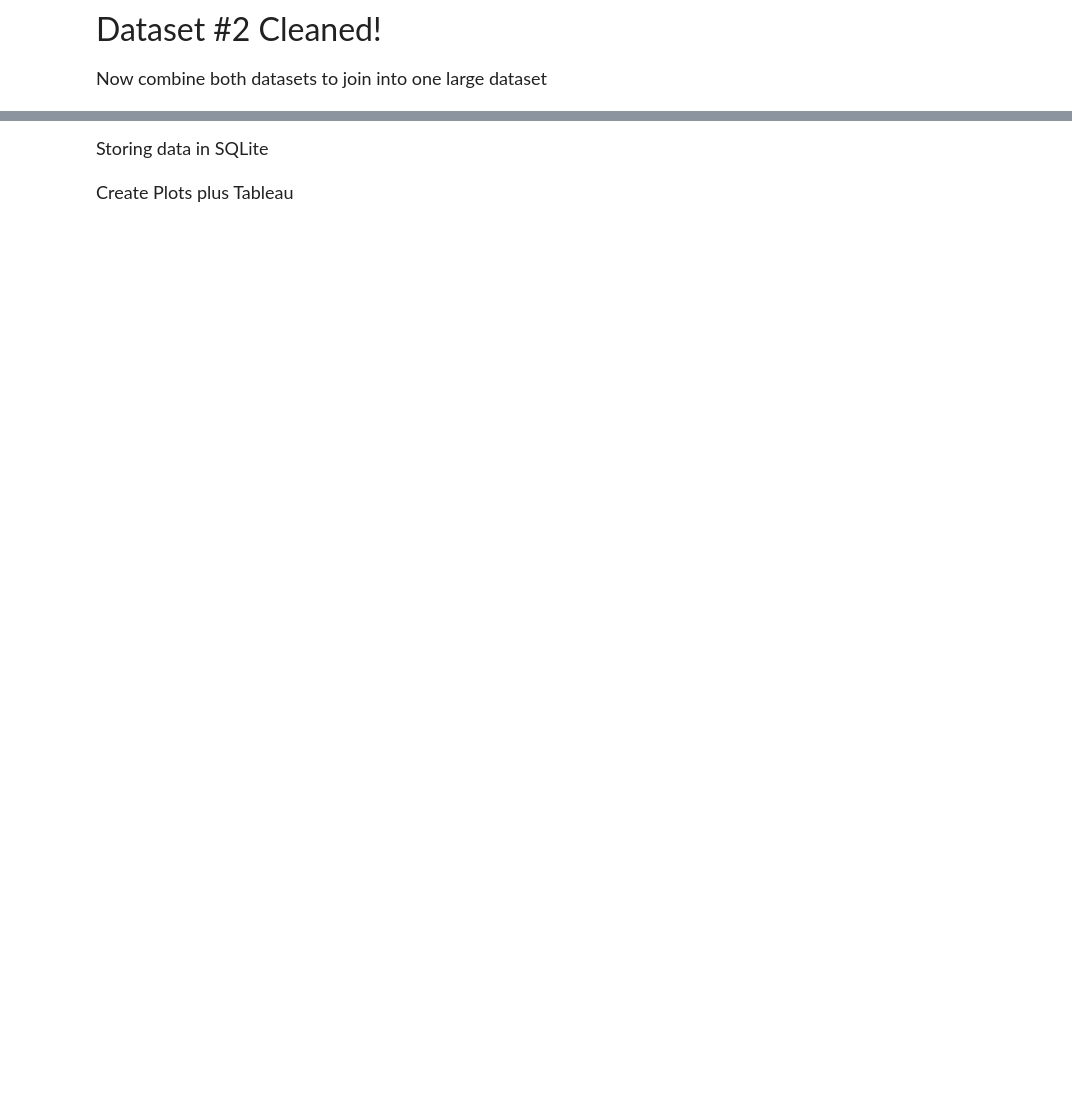
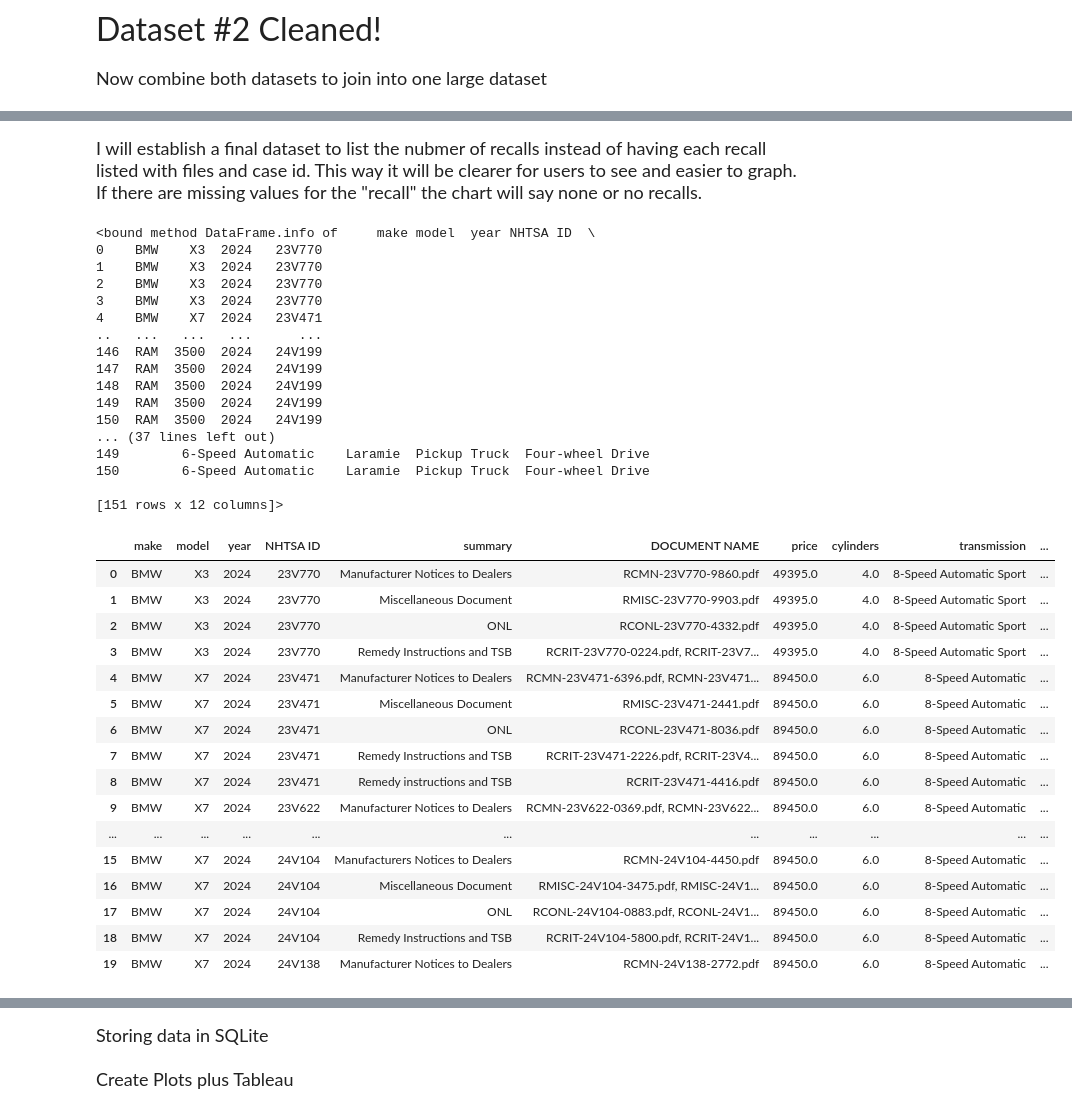
Before and after one commit to ellioc/VehicleRecalls2024, a Jupyter notebook: car_report.ipynb, the cells around one changed output, grey strips where cells are left out. Drawn from its saved outputs; the diff is of its cells as text; code cells hidden in the pictures; blank space fills up the shorter version.

Commit message:
uploading data issues

```diff
--- a/car_report.ipynb
+++ b/car_report.ipynb
@@ -276,0 +393,50 @@ df_rcl.drop(columns= "DOCUMENT NAME")
+# %% [markdown]
+<font size = "4"> I will establish a final dataset to list the nubmer of recalls instead of having each recall listed with files and case id. This way it will be clearer for users to see and easier to graph. If there are missing values for the "recall" the chart will say none or no recalls.
+# %%
+#df_grouped = merged_df.groupby(['make', 'model', 'year', 'NHTSA ID', 'summary']).agg({
+    'DOCUMENT NAME': lambda x: ', '.join(set(x)),
+    'price': 'first',
+    'cylinders': 'first',
+    'transmission': 'first',
+    'trim': 'first',
+    'body': 'first',
+    'drivetrain': 'first'
+}).reset_index()
+
+print(df_grouped.info)
+df_grouped.head(20)
+# %% [output]
+<bound method DataFrame.info of     make model  year NHTSA ID  \
+0    BMW    X3  2024   23V770
+1    BMW    X3  2024   23V770
+2    BMW    X3  2024   23V770
+3    BMW    X3  2024   23V770
+4    BMW    X7  2024   23V471
+..   ...   ...   ...      ...
+146  RAM  3500  2024   24V199
+147  RAM  3500  2024   24V199
+148  RAM  3500  2024   24V199
+149  RAM  3500  2024   24V199
+150  RAM  3500  2024   24V199
+... (37 lines left out)
+149        6-Speed Automatic    Laramie  Pickup Truck  Four-wheel Drive
+150        6-Speed Automatic    Laramie  Pickup Truck  Four-wheel Drive
+
+[151 rows x 12 columns]>
+|  | make | model | year | NHTSA ID | summary | DOCUMENT NAME | price | cylinders | transmission | ... |
+| 0 | BMW | X3 | 2024 | 23V770 | Manufacturer Notices to Dealers | RCMN-23V770-9860.pdf | 49395.0 | 4.0 | 8-Speed Automatic Sport | ... |
+| 1 | BMW | X3 | 2024 | 23V770 | Miscellaneous Document | RMISC-23V770-9903.pdf | 49395.0 | 4.0 | 8-Speed Automatic Sport | ... |
+| 2 | BMW | X3 | 2024 | 23V770 | ONL | RCONL-23V770-4332.pdf | 49395.0 | 4.0 | 8-Speed Automatic Sport | ... |
+| 3 | BMW | X3 | 2024 | 23V770 | Remedy Instructions and TSB | RCRIT-23V770-0224.pdf, RCRIT-23V7... | 49395.0 | 4.0 | 8-Speed Automatic Sport | ... |
+| 4 | BMW | X7 | 2024 | 23V471 | Manufacturer Notices to Dealers | RCMN-23V471-6396.pdf, RCMN-23V471... | 89450.0 | 6.0 | 8-Speed Automatic | ... |
+| 5 | BMW | X7 | 2024 | 23V471 | Miscellaneous Document | RMISC-23V471-2441.pdf | 89450.0 | 6.0 | 8-Speed Automatic | ... |
+| 6 | BMW | X7 | 2024 | 23V471 | ONL | RCONL-23V471-8036.pdf | 89450.0 | 6.0 | 8-Speed Automatic | ... |
+| 7 | BMW | X7 | 2024 | 23V471 | Remedy Instructions and TSB | RCRIT-23V471-2226.pdf, RCRIT-23V4... | 89450.0 | 6.0 | 8-Speed Automatic | ... |
+| 8 | BMW | X7 | 2024 | 23V471 | Remedy instructions and TSB | RCRIT-23V471-4416.pdf | 89450.0 | 6.0 | 8-Speed Automatic | ... |
+| 9 | BMW | X7 | 2024 | 23V622 | Manufacturer Notices to Dealers | RCMN-23V622-0369.pdf, RCMN-23V622... | 89450.0 | 6.0 | 8-Speed Automatic | ... |
+| ... | ... | ... | ... | ... | ... | ... | ... | ... | ... | ... |
+| 15 | BMW | X7 | 2024 | 24V104 | Manufacturers Notices to Dealers | RCMN-24V104-4450.pdf | 89450.0 | 6.0 | 8-Speed Automatic | ... |
+| 16 | BMW | X7 | 2024 | 24V104 | Miscellaneous Document | RMISC-24V104-3475.pdf, RMISC-24V1... | 89450.0 | 6.0 | 8-Speed Automatic | ... |
+| 17 | BMW | X7 | 2024 | 24V104 | ONL | RCONL-24V104-0883.pdf, RCONL-24V1... | 89450.0 | 6.0 | 8-Speed Automatic | ... |
+| 18 | BMW | X7 | 2024 | 24V104 | Remedy Instructions and TSB | RCRIT-24V104-5800.pdf, RCRIT-24V1... | 89450.0 | 6.0 | 8-Speed Automatic | ... |
+| 19 | BMW | X7 | 2024 | 24V138 | Manufacturer Notices to Dealers | RCMN-24V138-2772.pdf | 89450.0 | 6.0 | 8-Speed Automatic | ... |
```
Also changed, not shown: parts of 14 cells of this notebook, 3 other files.
